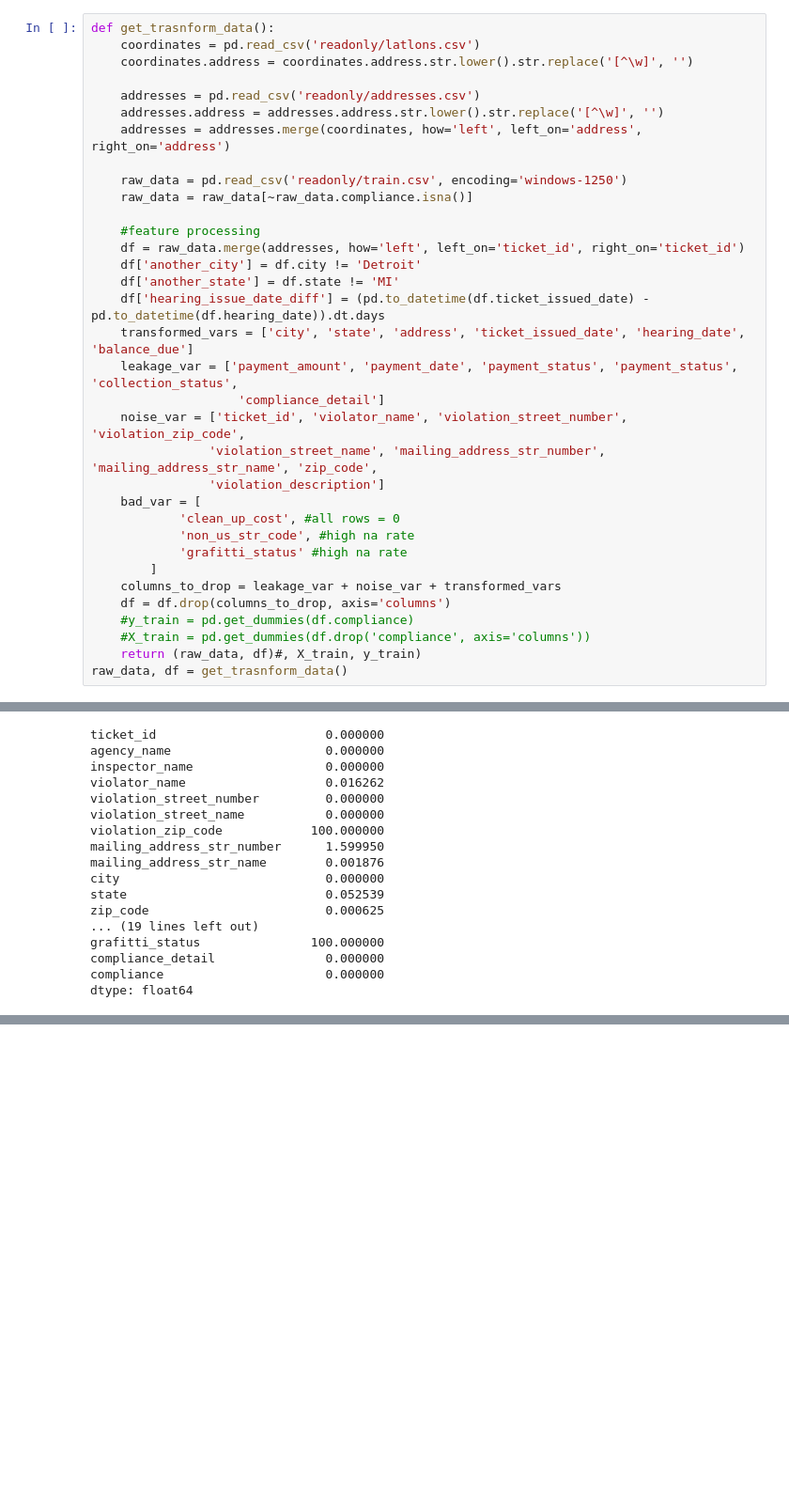
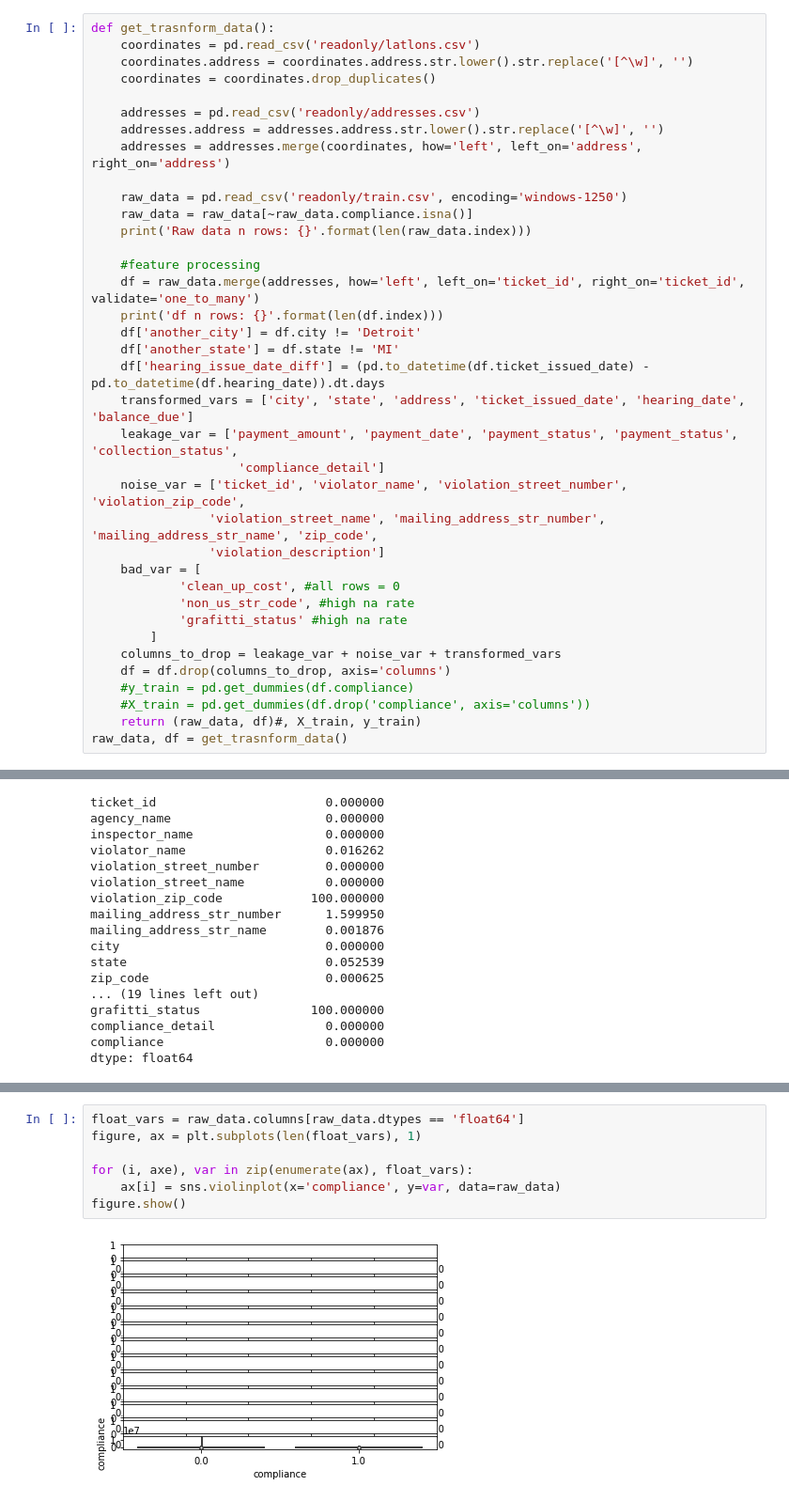
Before and after one commit to carlossantoro30/ml_studyproj_blight-ticket, a Jupyter notebook: Data_exploration.ipynb, the cells around one changed output, grey strips where cells are left out. Shown: that part at 94% size. Drawn from its saved outputs; the diff is of its cells as text; blank space fills up the shorter version.

Commit message:
Alteracoes na trsnformacao de dados e inicio dos plots de dispersao

```diff
--- a/Data_exploration.ipynb
+++ b/Data_exploration.ipynb
@@ -7,6 +7,7 @@ import seaborn as sns
 def get_trasnform_data():
     coordinates = pd.read_csv('readonly/latlons.csv')
     coordinates.address = coordinates.address.str.lower().str.replace('[^\w]', '')
+    coordinates = coordinates.drop_duplicates()
 
     addresses = pd.read_csv('readonly/addresses.csv')
     addresses.address = addresses.address.str.lower().str.replace('[^\w]', '')
@@ -14,9 +15,11 @@ def get_trasnform_data():
 
     raw_data = pd.read_csv('readonly/train.csv', encoding='windows-1250')
     raw_data = raw_data[~raw_data.compliance.isna()]
+    print('Raw data n rows: {}'.format(len(raw_data.index)))
 
     #feature processing
-    df = raw_data.merge(addresses, how='left', left_on='ticket_id', right_on='ticket_id')
+    df = raw_data.merge(addresses, how='left', left_on='ticket_id', right_on='ticket_id', validate='one_to_many')
+    print('df n rows: {}'.format(len(df.index)))
     df['another_city'] = df.city != 'Detroit'
     df['another_state'] = df.state != 'MI'
     df['hearing_issue_date_diff'] = (pd.to_datetime(df.ticket_issued_date) - pd.to_datetime(df.hearing_date)).dt.days
@@ -71,0 +70,9 @@ Index(['violation_street_number', 'violation_zip_code',
+# %%
+float_vars = raw_data.columns[raw_data.dtypes == 'float64']
+figure, ax = plt.subplots(len(float_vars), 1)
+
+for (i, axe), var in zip(enumerate(ax), float_vars):
+    ax[i] = sns.violinplot(x='compliance', y=var, data=raw_data)
+figure.show()
+# %% [output]
+[figure, added]
```
Also changed, not shown: parts of 2 cells of this notebook, 1 other file.
